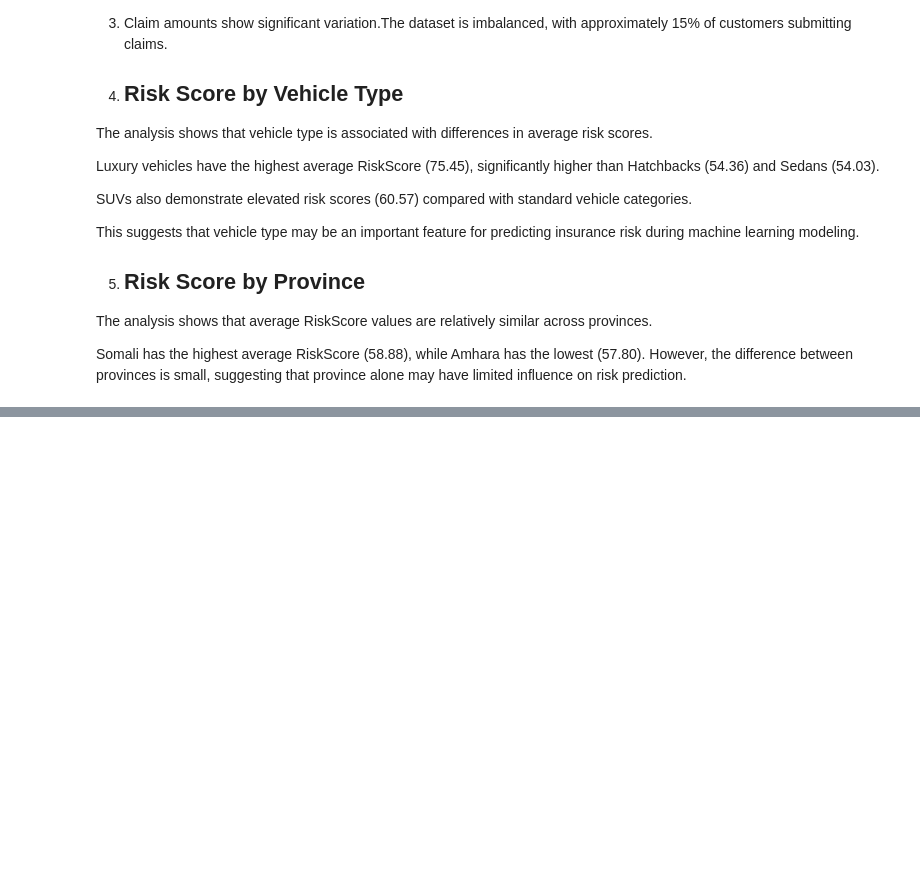
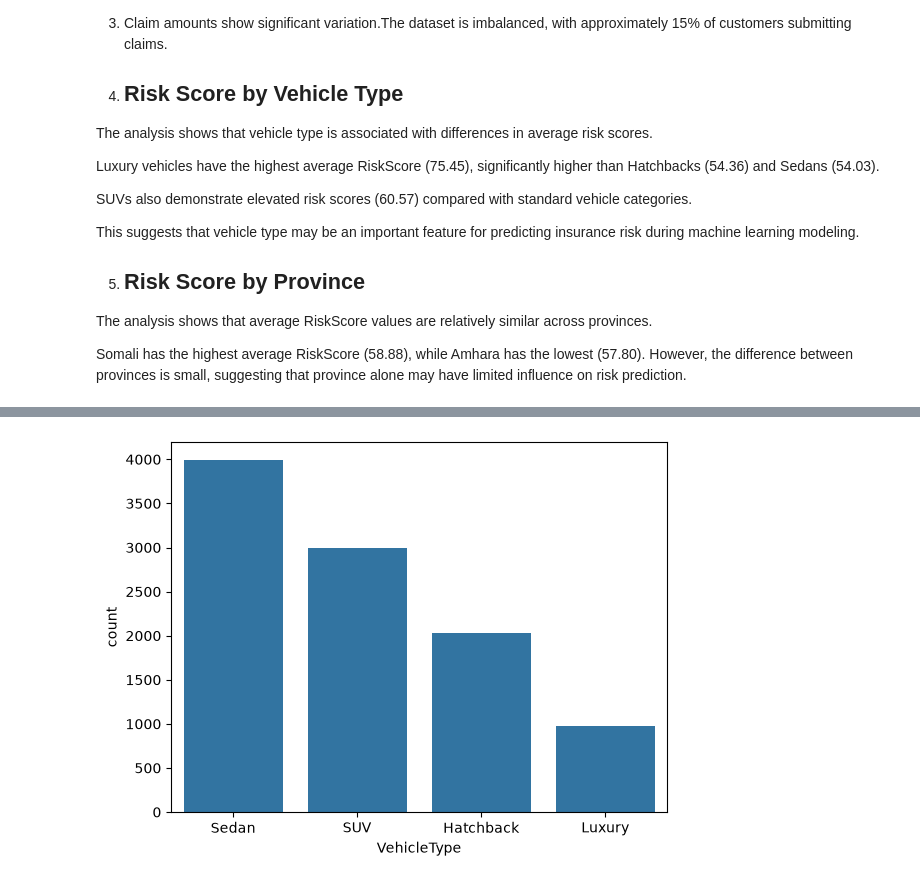
Before and after one commit to makda81/insurance-risk-analytics, a Jupyter notebook: notebooks/01_eda.ipynb, the cells around one changed output, grey strips where cells are left out. Drawn from its saved outputs; the diff is of its cells as text; code cells hidden in the pictures; blank space fills up the shorter version.

```diff
--- a/notebooks/01_eda.ipynb
+++ b/notebooks/01_eda.ipynb
@@ -316,0 +390,8 @@ Somali has the highest average RiskScore (58.88), while Amhara has the lowest (5
+# %%
+sns.countplot(
+    data=df,
+    x="VehicleType"
+)
+plt.show()
+# %% [output]
+[figure, added]
```
Also changed, not shown: parts of 28 cells of this notebook, 2 other files.
